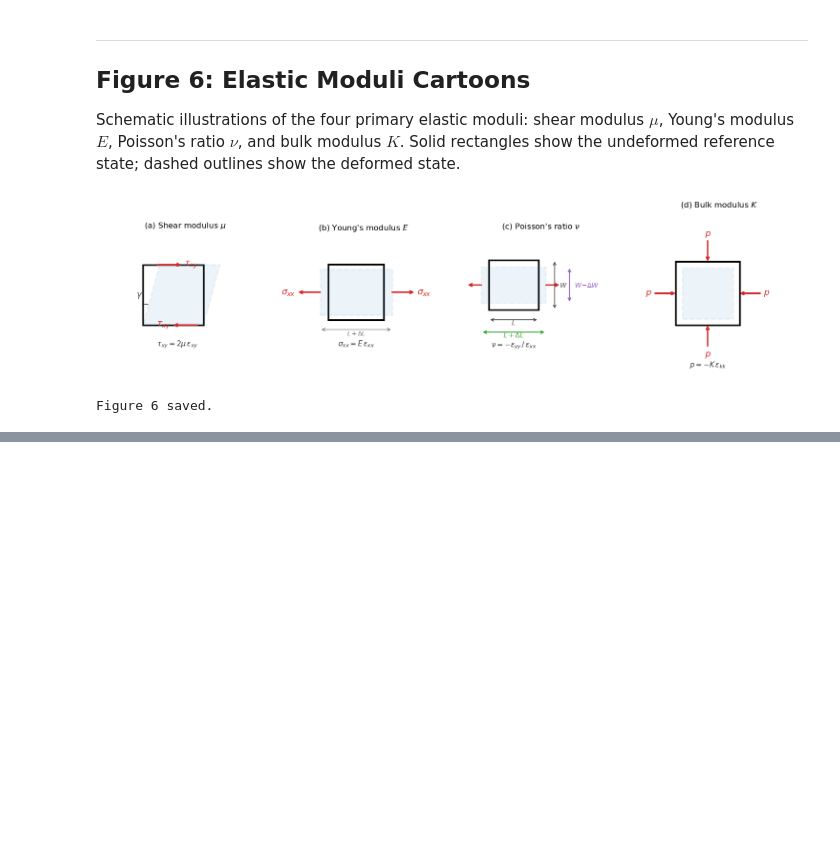
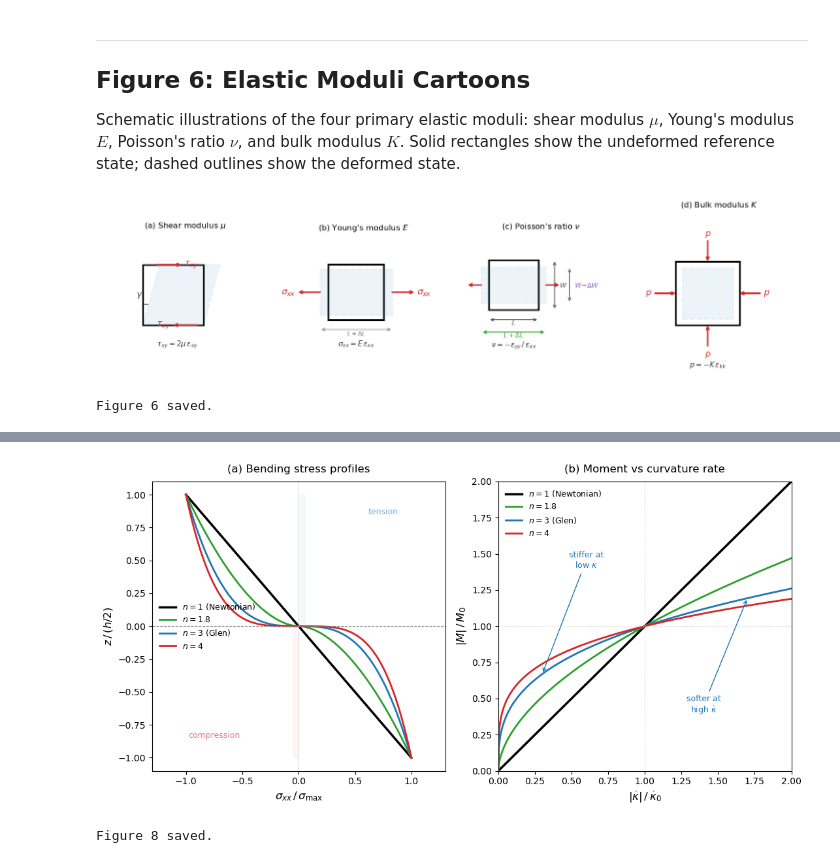
Before and after one commit to bminchew/courses_glacier_dynamics, a Jupyter notebook: 2026/lecture_notes/latex/ice_rheology_part2/ice_rheology_part2_figures_executed.ipynb, the cells around one changed output, grey strips where cells are left out. Saved outputs shown, nothing was run; the diff lists cells and outputs as text; code cells hidden in the pictures; blank space fills up the shorter version.

```diff
--- a/2026/lecture_notes/latex/ice_rheology_part2/ice_rheology_part2_figures_executed.ipynb
+++ b/2026/lecture_notes/latex/ice_rheology_part2/ice_rheology_part2_figures_executed.ipynb
@@ -625,0 +733,73 @@ Figure 6 saved.
+# %%
+# ---- Fig 8: Bending stress profiles — Newtonian vs power-law ----
+fig, (ax1, ax2) = plt.subplots(1, 2, figsize=(11, 5.5))
+
+z = np.linspace(-1, 1, 500)  # z/(h/2)
+
+n_vals = [1, 1.8, 3, 4]
+colors_n = ['k', '#2ca02c', '#1f77b4', '#d62728']
+labels_n = ['$n = 1$ (Newtonian)', '$n = 1.8$', '$n = 3$ (Glen)', '$n = 4$']
+
+# --- (a) Stress profiles ---
+ax = ax1
+for n_val, col, lab in zip(n_vals, colors_n, labels_n):
+    # sigma_xx(z) = -B |z dot_kappa|^{1/n - 1} (z dot_kappa)
+    # Normalized: sigma/sigma_max vs z/(h/2)
+    # sigma propto -|z|^{1/n - 1} * z = -|z|^{1/n} * sign(z)
+    # At z = 1: sigma = -1 (normalize to surface value)
+    stress = -np.sign(z) * np.abs(z)**(1.0/n_val)
+    ax.plot(stress, z, '-', color=col, lw=2.5 if n_val == 1 else 2, label=lab)
+
+ax.axhline(0, color='0.5', ls='--', lw=0.8)
+ax.axvline(0, color='0.8', ls='-', lw=0.5)
+
+# Shade tension and compression
+ax.fill_betweenx(z[z >= 0], 0, 0.05, alpha=0.04, color='#1f77b4')
+ax.fill_betweenx(z[z <= 0], -0.05, 0, alpha=0.04, color='#d62728')
+ax.text(0.75, 0.85, 'tension', fontsize=9, color='#1f77b4', alpha=0.6, ha='center')
+ax.text(-0.75, -0.85, 'compression', fontsize=9, color='#d62728', alpha=0.6, ha='center')
+
+ax.set_xlabel('$\\sigma_{xx} \\,/\\, \\sigma_{\\max}$', fontsize=12)
+ax.set_ylabel('$z \\,/\\, (h/2)$', fontsize=12)
+ax.set_title('(a) Bending stress profiles', fontsize=12, pad=10)
+ax.set_xlim(-1.3, 1.3)
+ax.set_ylim(-1.1, 1.1)
+ax.legend(fontsize=9, frameon=False, loc='center left')
+
+# --- (b) Moment vs curvature-rate ---
+ax = ax2
+kappa_dot = np.linspace(0, 2, 500)  # normalized curvature rate
+kappa_dot[0] = 1e-10  # avoid 0^0
+
+for n_val, col, lab in zip(n_vals, colors_n, labels_n):
+    # M propto |kappa_dot|^{1/n}
+    # Normalize so M = 1 at kappa_dot = 1
+    M = kappa_dot**(1.0/n_val)
+    ax.plot(kappa_dot, M, '-', color=col, lw=2.5 if n_val == 1 else 2, label=lab)
+
+ax.axhline(1, color='0.8', ls=':', lw=0.8)
+ax.axvline(1, color='0.8', ls=':', lw=0.8)
+
+# Annotate the nonlinearity
+ax.annotate('stiffer at\nlow $\\dot{\\kappa}$', xy=(0.3, 0.3**(1/3)), xytext=(0.6, 1.4),
+            fontsize=9, color='#1f77b4', ha='center',
+            arrowprops=dict(arrowstyle='->', color='#1f77b4', lw=1))
+ax.annotate('softer at\nhigh $\\dot{\\kappa}$', xy=(1.7, 1.7**(1/3)), xytext=(1.4, 0.4),
+            fontsize=9, color='#1f77b4', ha='center',
+            arrowprops=dict(arrowstyle='->', color='#1f77b4', lw=1))
+
+ax.set_xlabel('$|\\dot{\\kappa}| \\,/\\, \\dot{\\kappa}_0$', fontsize=12)
+ax.set_ylabel('$|M| \\,/\\, M_0$', fontsize=12)
+ax.set_title('(b) Moment vs curvature rate', fontsize=12, pad=10)
+ax.set_xlim(0, 2)
+ax.set_ylim(0, 2)
+ax.legend(fontsize=9, frameon=False, loc='upper left')
+
+fig.tight_layout()
+fig.savefig('figures/fig08_viscous_bending_stress.pdf', bbox_inches='tight')
+fig.savefig('figures/fig08_viscous_bending_stress.png', dpi=200, bbox_inches='tight')
+plt.show()
+print('Figure 8 saved.')
+# %% [output]
+[figure, added]
+Figure 8 saved.
```
Also changed, not shown: parts of 10 cells of this notebook, 22 other files.
